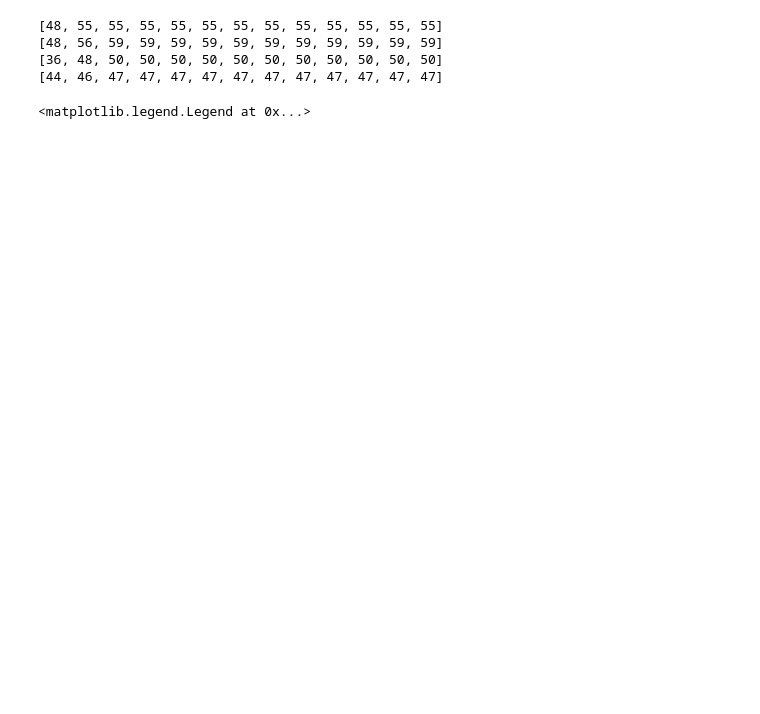
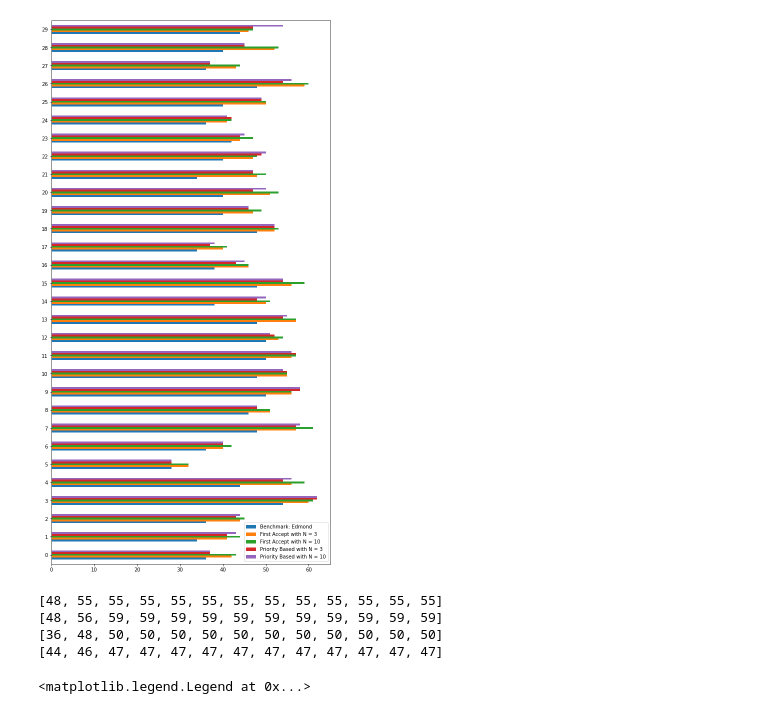
Before and after one commit to Mingtaros/Kidney-Exchange-Match-Mapping-System, a Jupyter notebook: Experiment.ipynb, the cells around one changed output. Cells and saved outputs as stored; diff of their text form; code cells hidden in the pictures; blank space fills up the shorter version.

```diff
--- a/Experiment.ipynb
+++ b/Experiment.ipynb
@@ -56 +71,13 @@ plt.legend()
+# %%
+to_plot = pd.DataFrame({
+    "Benchmark: Edmond": edmond_matches,
+    "First Accept with N = 3": first_accept_matches3,
+    "First Accept with N = 10": first_accept_matches10,
+    "Priority Based with N = 3": priority_based3,
+    "Priority Based with N = 10": priority_based10
+})
+
+ax = to_plot.plot.barh(figsize=(10, 20))
+# %% [output]
+[figure, added]
 # %%
```
Also changed, not shown: parts of 8 cells of this notebook, 7 other files.
